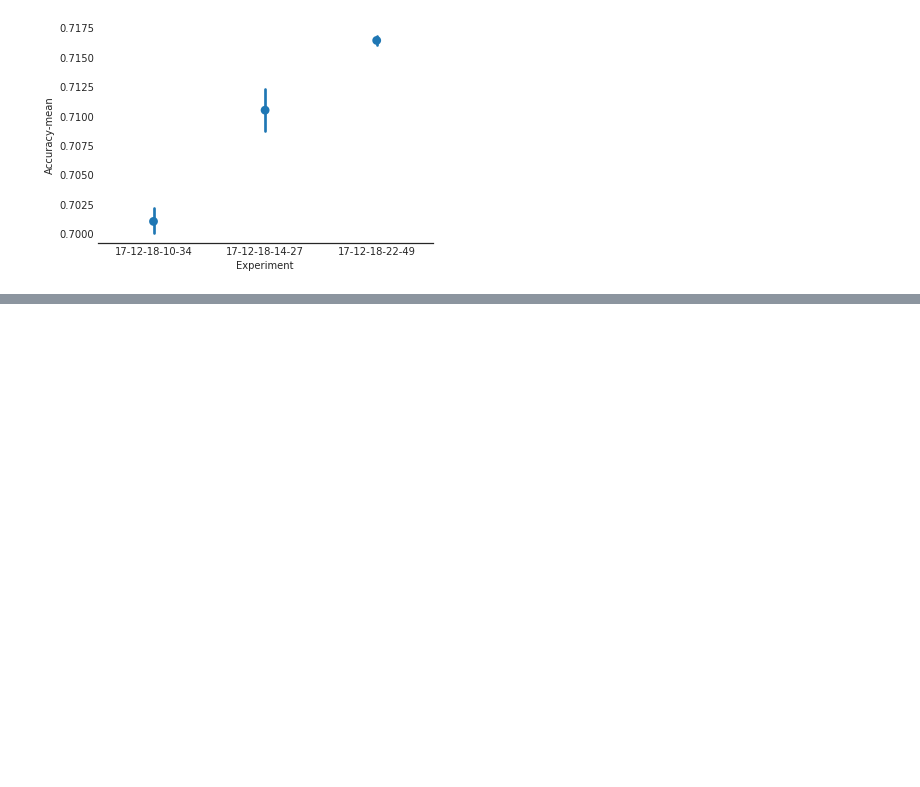
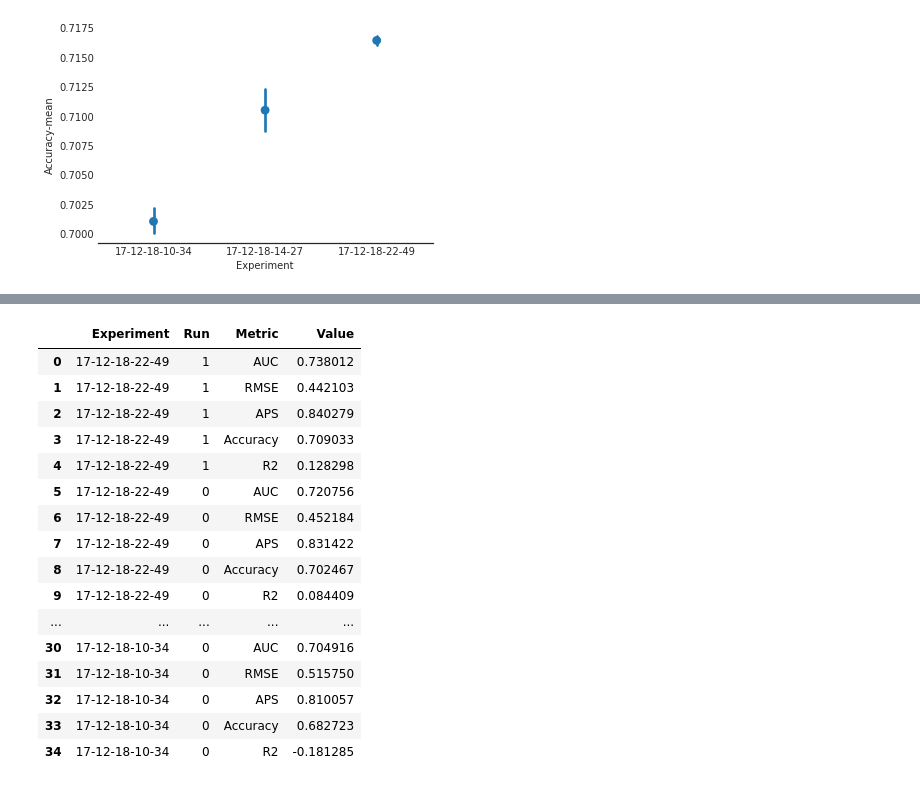
Before and after one commit to mit0110/knowledge_tracing, a Jupyter notebook: notebooks/Experiments with Co-Embeddings.ipynb, the cells around one changed output, grey strips where cells are left out. Saved outputs shown, nothing was run; the diff lists cells and outputs as text; code cells hidden in the pictures; blank space fills up the shorter version.

```diff
--- a/notebooks/Experiments with Co-Embeddings.ipynb
+++ b/notebooks/Experiments with Co-Embeddings.ipynb
@@ -181,0 +223,20 @@ lala.aggregate('mean')
+# %%
+seabor
+# %% [output]
+|  | Experiment | Run | Metric | Value |
+| 0 | 17-12-18-22-49 | 1 | AUC | 0.738012 |
+| 1 | 17-12-18-22-49 | 1 | RMSE | 0.442103 |
+| 2 | 17-12-18-22-49 | 1 | APS | 0.840279 |
+| 3 | 17-12-18-22-49 | 1 | Accuracy | 0.709033 |
+| 4 | 17-12-18-22-49 | 1 | R2 | 0.128298 |
+| 5 | 17-12-18-22-49 | 0 | AUC | 0.720756 |
+| 6 | 17-12-18-22-49 | 0 | RMSE | 0.452184 |
+| 7 | 17-12-18-22-49 | 0 | APS | 0.831422 |
+| 8 | 17-12-18-22-49 | 0 | Accuracy | 0.702467 |
+| 9 | 17-12-18-22-49 | 0 | R2 | 0.084409 |
+| ... | ... | ... | ... | ... |
+| 30 | 17-12-18-10-34 | 0 | AUC | 0.704916 |
+| 31 | 17-12-18-10-34 | 0 | RMSE | 0.515750 |
+| 32 | 17-12-18-10-34 | 0 | APS | 0.810057 |
+| 33 | 17-12-18-10-34 | 0 | Accuracy | 0.682723 |
+| 34 | 17-12-18-10-34 | 0 | R2 | -0.181285 |
```
Also changed, not shown: parts of 5 cells of this notebook.
